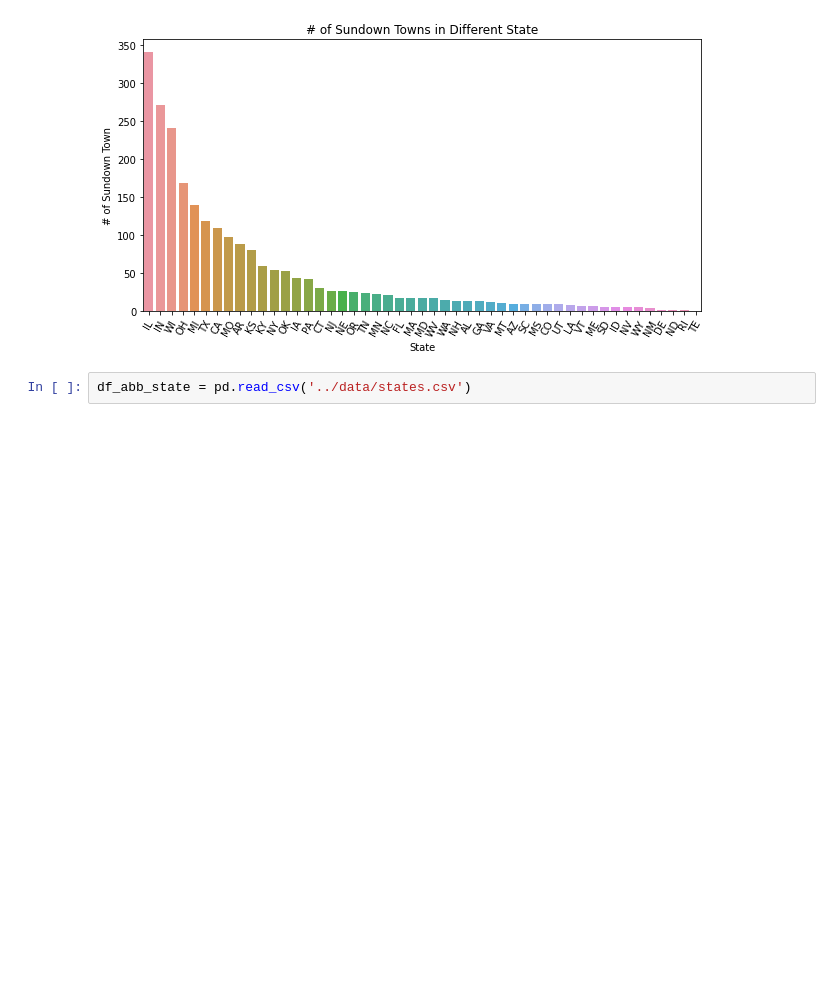
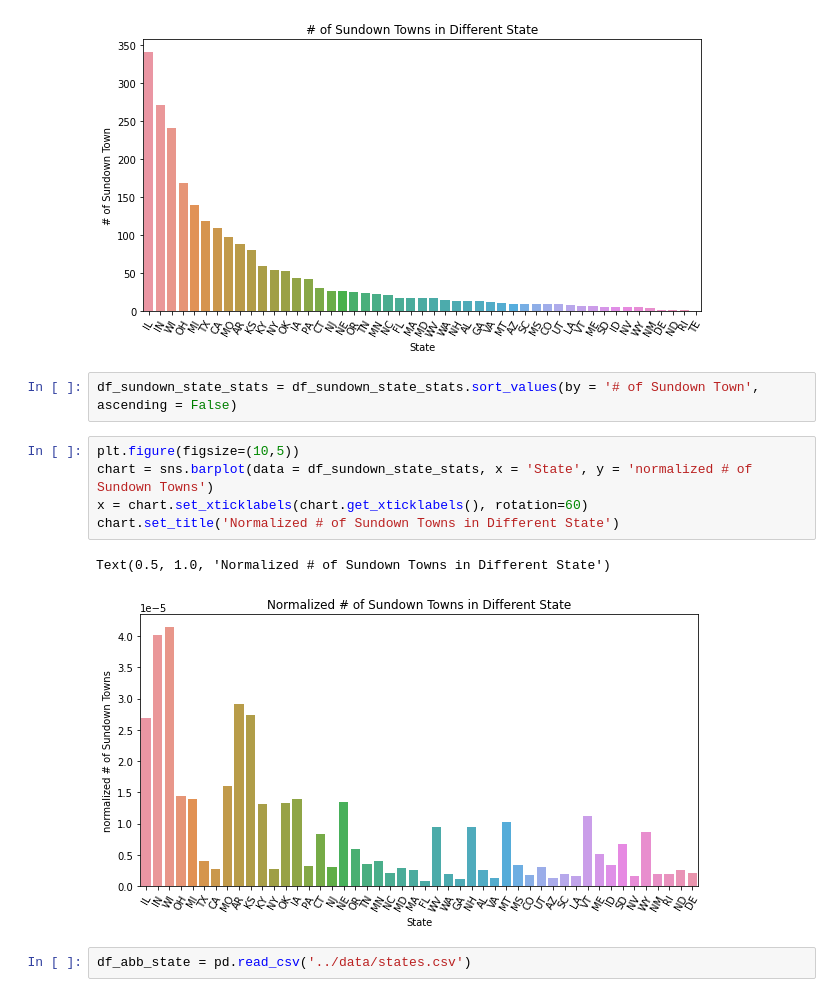
Before and after one commit to franklinyang/hds_fy_kh, a Jupyter notebook: notebooks/EDA.ipynb, the cells around one changed output. Saved outputs shown, nothing was run; the diff lists cells and outputs as text; blank space fills up the shorter version.

```diff
--- a/notebooks/EDA.ipynb
+++ b/notebooks/EDA.ipynb
@@ -153,6 +153,16 @@ chart.set_title('# of Sundown Towns in Different State')
 # %% [output]
 Text(0.5, 1.0, '# of Sundown Towns in Different State')
 [figure]
+# %%
+df_sundown_state_stats = df_sundown_state_stats.sort_values(by = '# of Sundown Town', ascending = False)
+# %%
+plt.figure(figsize=(10,5))
+chart = sns.barplot(data = df_sundown_state_stats, x = 'State', y = 'normalized # of Sundown Towns')
+x = chart.set_xticklabels(chart.get_xticklabels(), rotation=60)
+chart.set_title('Normalized # of Sundown Towns in Different State')
+# %% [output]
+Text(0.5, 1.0, 'Normalized # of Sundown Towns in Different State')
+[figure, added]
 # %%
 df_abb_state = pd.read_csv('../data/states.csv')
 # %%
```
Also changed, not shown: parts of 18 cells of this notebook, 3 other files.
